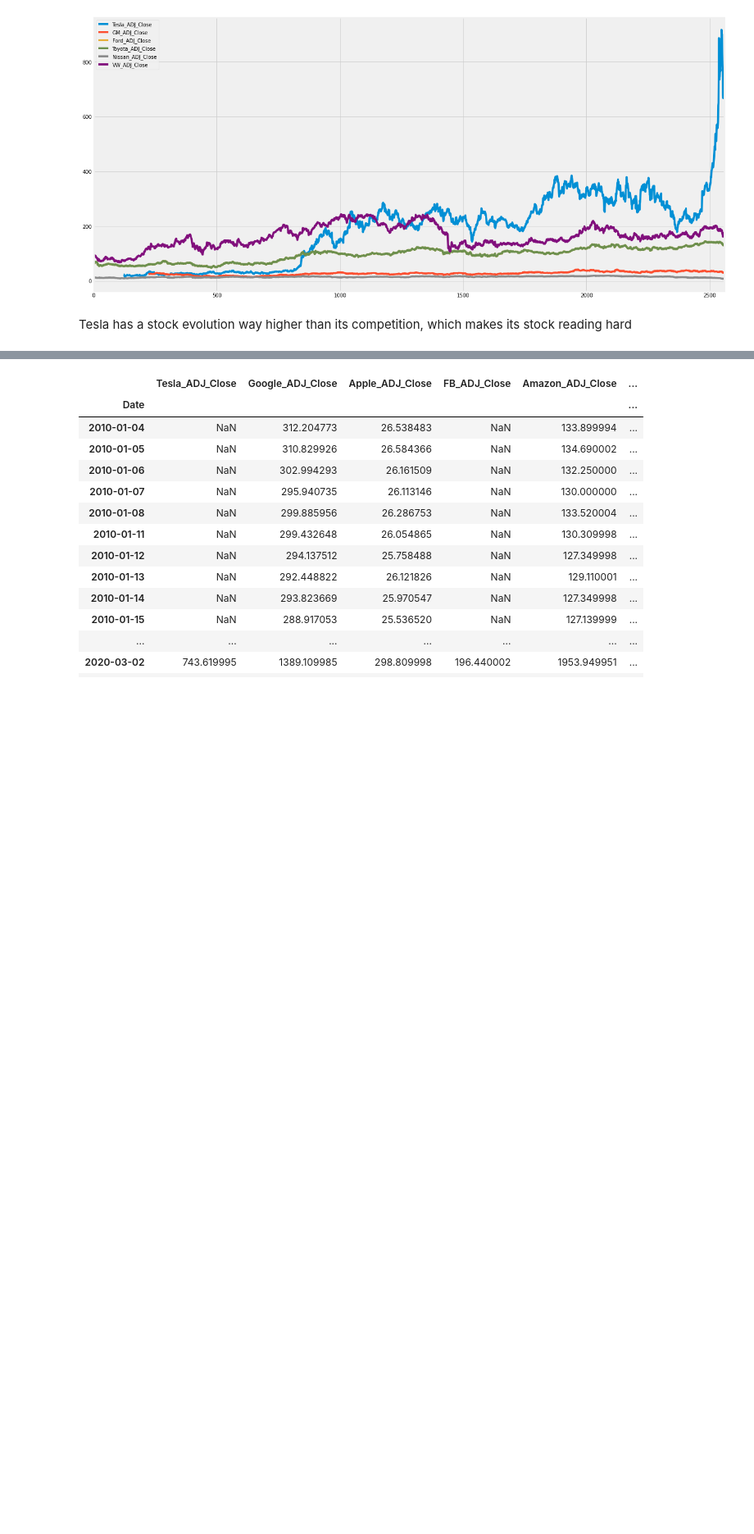
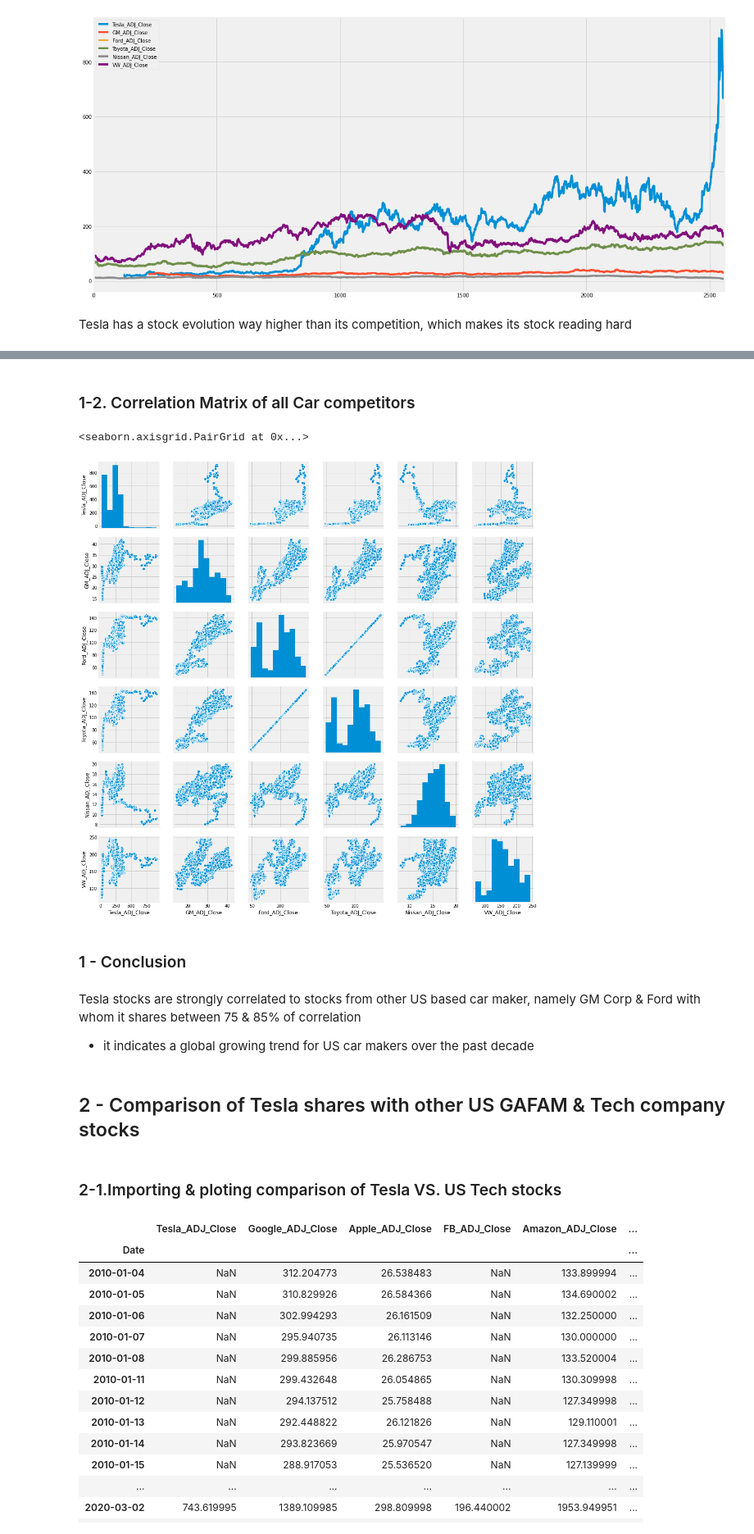
Before and after one commit to ta-data-bcn/Project-Week-8-Final-Project, a Jupyter notebook: Notebooks/TSLA_Stock_Analysis_Competitor_stock_analysis.ipynb, the cells around one changed output, grey strips where cells are left out. Shown at 82% size. Cells and saved outputs as stored; diff of their text form; code cells hidden in the pictures; blank space fills up the shorter version.

```diff
--- a/Notebooks/TSLA_Stock_Analysis_Competitor_stock_analysis.ipynb
+++ b/Notebooks/TSLA_Stock_Analysis_Competitor_stock_analysis.ipynb
@@ -158,3 +154,20 @@ Tesla has a stock evolution way higher than its competition, which makes its sto
+# %% [markdown]
+### 1-2. Correlation Matrix of all Car competitors
+# %%
+sns.pairplot(df_Car_merged)
+# %% [output]
+<seaborn.axisgrid.PairGrid at 0x...>
+[figure, added]
+# %% [markdown]
+###  1 - Conclusion
+# %% [markdown]
+Tesla stocks are strongly correlated to stocks from other US based car maker, namely GM Corp & Ford with whom it shares between 75 & 85% of correlation
+
+- it indicates a global growing trend for US car makers over the past decade
+# %% [markdown]
+## 2 - Comparison of Tesla shares with other US GAFAM & Tech company stocks
+# %% [markdown]
+### 2-1.Importing & ploting comparison of Tesla VS. US Tech stocks
 # %%
 df_Tech_merged = pd.read_csv('../DataSets/Stocks_raw_data/df_Tech_merged.csv', index_col='Date')
 # %%
```
Also changed, not shown: parts of 40 cells of this notebook.
